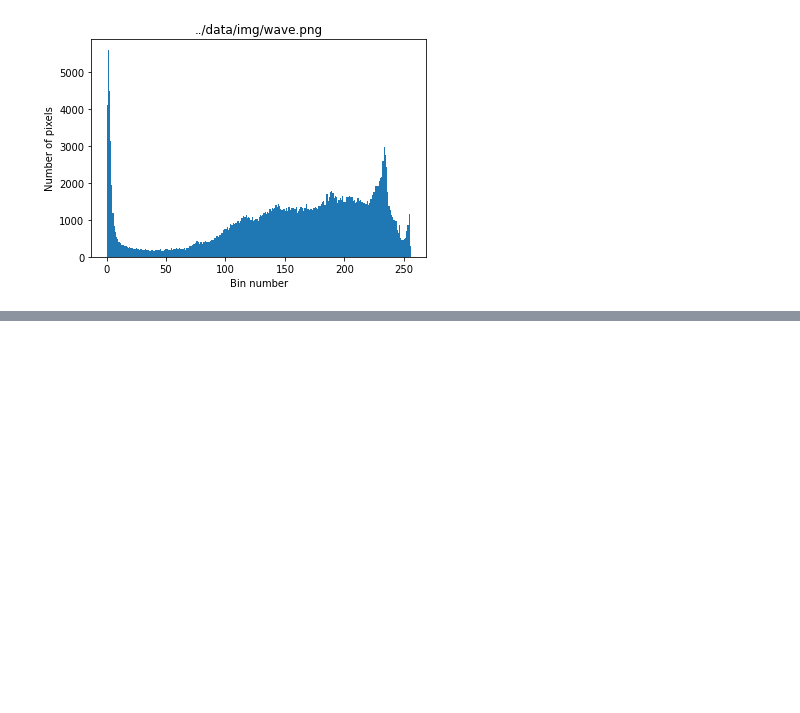
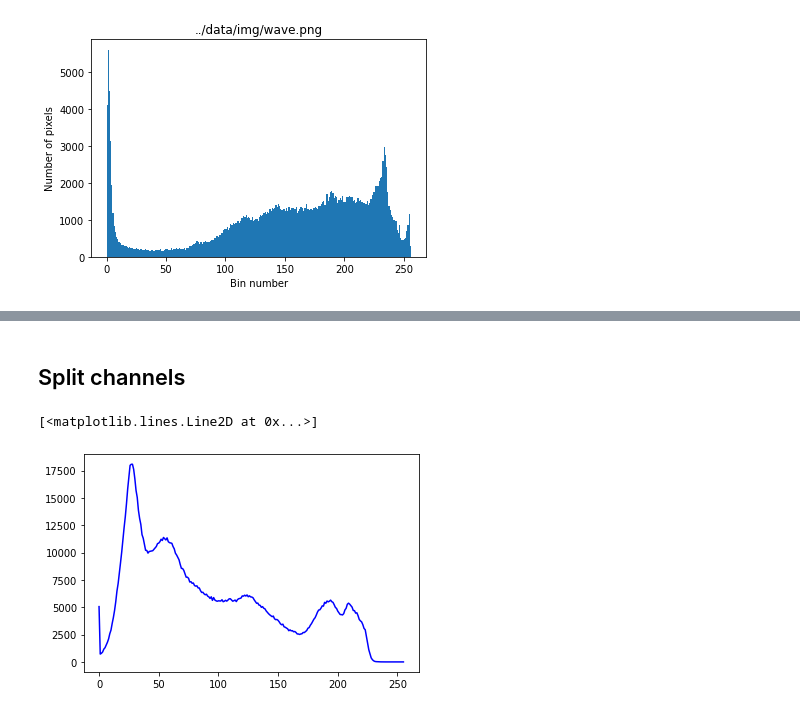
Before and after one commit to NormalReedus/cds-visual-analytics, a Jupyter notebook: notebooks/session 2 and 3.ipynb, the cells around one changed output, grey strips where cells are left out. Cells and saved outputs as stored; diff of their text form; code cells hidden in the pictures; blank space fills up the shorter version.

```diff
--- a/notebooks/session2.ipynb
+++ b/notebooks/session 2 and 3.ipynb
@@ -103,0 +132,9 @@ for filepath in Path(img_dir).glob("*.png"):
+# %% [markdown]
+## Split channels
+# %%
+B, G, R = cv2.split(image)
+hist = cv2.calcHist([B], [0], None, [256], [0,256])
+plt.plot(hist, color='Blue')
+# %% [output]
+[<matplotlib.lines.Line2D at 0x...>]
+[figure, added]
```
Also changed, not shown: parts of 15 cells of this notebook, 1 other file.
